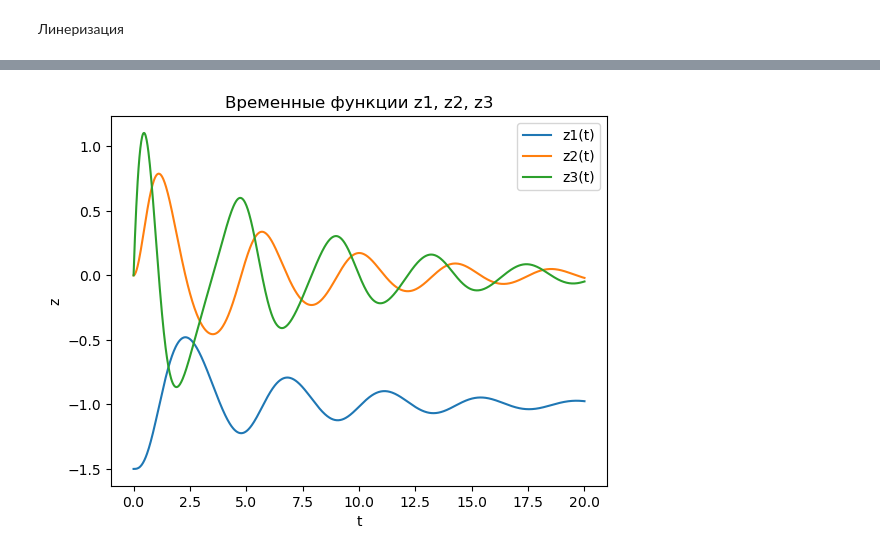
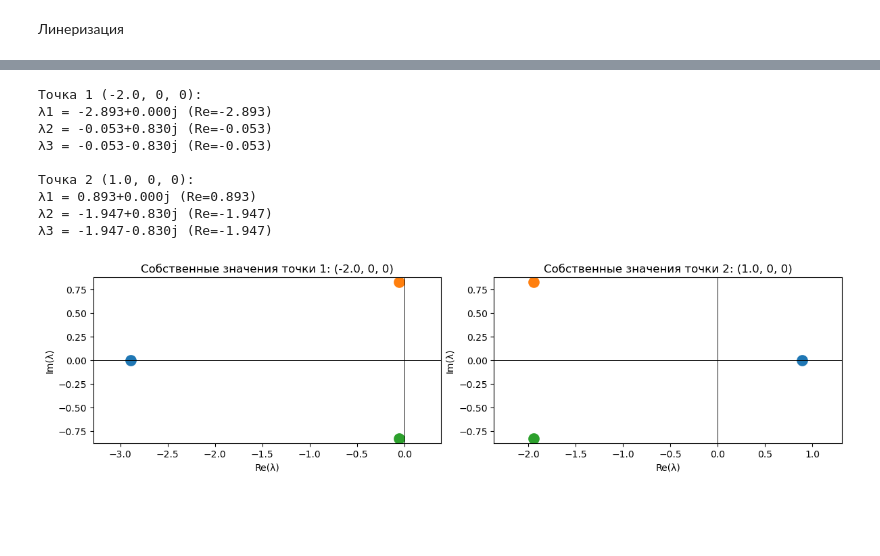
Before and after one commit to Filip-GG/TAU, a Jupyter notebook: 5/main.ipynb, the cells around one changed output, grey strips where cells are left out. Saved outputs shown, nothing was run; the diff lists cells and outputs as text; code cells hidden in the pictures; blank space fills up the shorter version.

```diff
--- a/5/main.ipynb
+++ b/5/main.ipynb
@@ -70,5 +70,5 @@ drawPhasePortrait(args,  1,  1,  -5,  5,  -4,  4,  ts  =  5,  nt  =
 # %% [output]
 [figure]
 # %%
-f = 2
+f = 2.0
 # %%
@@ -97,9 +97,9 @@ z2_eq = 0
 z3_eq = 0
 u_eq = z1_eq
 # %%
-A = np.array([
-    [0, 1, 0],
-    [0, 0, 1],
-    [-3*(2*z1_eq + 1), -3, -3]
-])
-A
+def jacobian_matrix(z1, z2, z3):
+    return np.array([
+        [0, 1, 0],
+        [0, 0, 1],
+        [2*z1 + 2, -1, -3]
+    ])
@@ -133,14 +106,33 @@ plot_phase_portrait(A, (z1_eq, z2_eq, z3_eq))
-# %%
-t_span = [0, 20]
-z0 = [z1_eq + 0.5, 0, 0]
-sol = solve_ivp(nonlinear_system, t_span, z0, t_eval=np.linspace(*t_span, 1000))
-plt.plot(sol.t, sol.y[0], label="z1(t)")
-plt.plot(sol.t, sol.y[1], label="z2(t)")
-plt.plot(sol.t, sol.y[2], label="z3(t)")
-plt.xlabel("t")
-plt.ylabel("z")
-plt.legend()
-plt.title("Временные функции z1, z2, z3")
-plt.show()
-# %% [output]
-[figure, removed]
+# %%
+plt.figure(figsize=(12, 6))
+for i, point in enumerate(equilibriums):
+    A = jacobian_matrix(*point)
+    eigenvalues = np.linalg.eig(A)[0]
+
+    plt.subplot(2, len(equilibriums), i + 1)
+    for val in eigenvalues:
+        plt.plot(np.real(val), np.imag(val), 'o', markersize=10, mew=2)
+        plt.axvline(0, color='black', linewidth=0.5)
+        plt.axhline(0, color='black', linewidth=0.5)
+    plt.title(f'Собственные значения точки {i+1}: {point}')
+    plt.xlabel('Re(λ)')
+    plt.ylabel('Im(λ)')
+    plt.axis('equal')
+
+    print(f"\nТочка {i+1} {point}:")
+    for j, val in enumerate(eigenvalues):
+        print(f'λ{j+1} = {val:.3f} (Re={val.real:.3f})')
+
+plt.tight_layout()
+plt.show()
+# %% [output]
+Точка 1 (-2.0, 0, 0):
+λ1 = -2.893+0.000j (Re=-2.893)
+λ2 = -0.053+0.830j (Re=-0.053)
+λ3 = -0.053-0.830j (Re=-0.053)
+
+Точка 2 (1.0, 0, 0):
+λ1 = 0.893+0.000j (Re=0.893)
+λ2 = -1.947+0.830j (Re=-1.947)
+λ3 = -1.947-0.830j (Re=-1.947)
+[figure, added]
```
Also changed, not shown: parts of 5 cells of this notebook.
